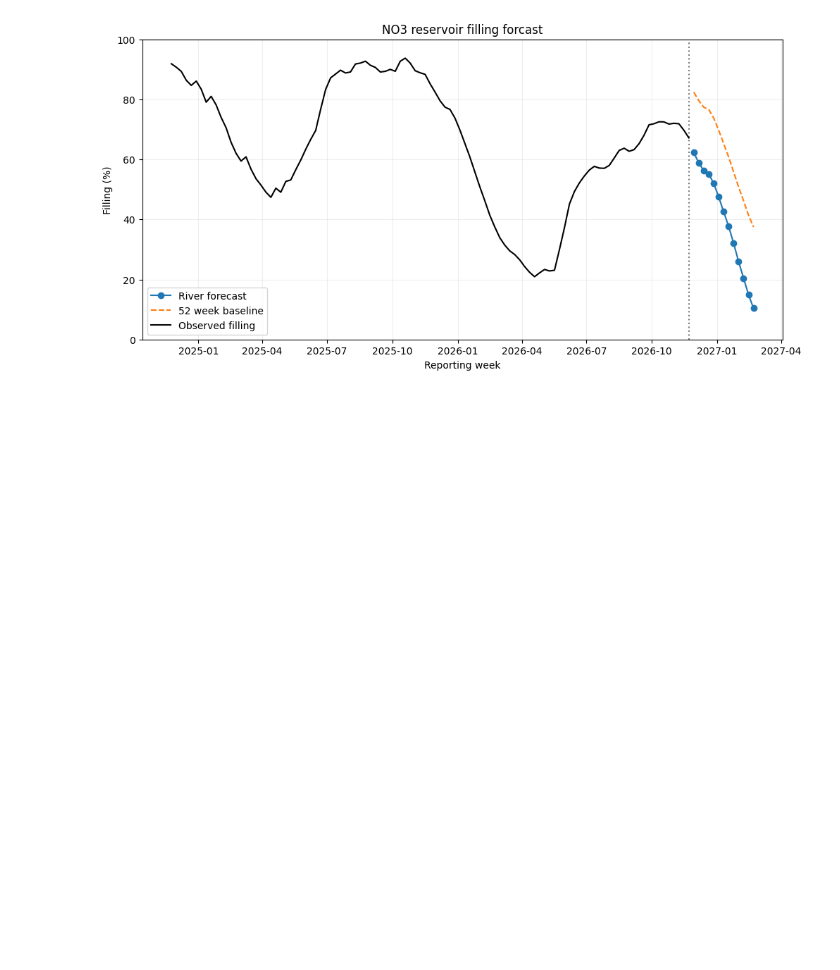
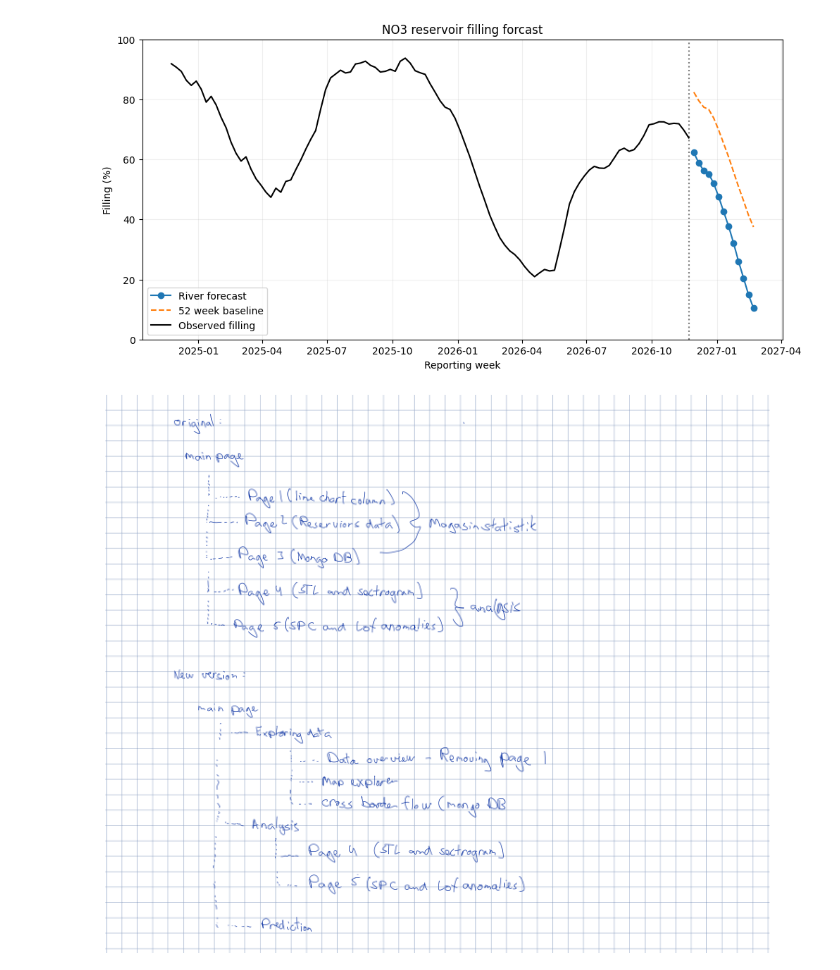
Before and after one commit to danielytsan/IND320APP, a Jupyter notebook: notebooks/Part4.ipynb, the cells around one changed output. Drawn from its saved outputs; the diff is of its cells as text; code cells hidden in the pictures; blank space fills up the shorter version.

```diff
--- a/notebooks/Part4.ipynb
+++ b/notebooks/Part4.ipynb
@@ -694,3 +694,8 @@ ax.legend()
 plt.show()
 # %% [output]
 [figure]
+# %%
+from IPython.display import Image
+Image("../data/sketch.png", width = 800, height = 600)
+# %% [output]
+[figure, added]
```
Also changed, not shown: 2 other files.
